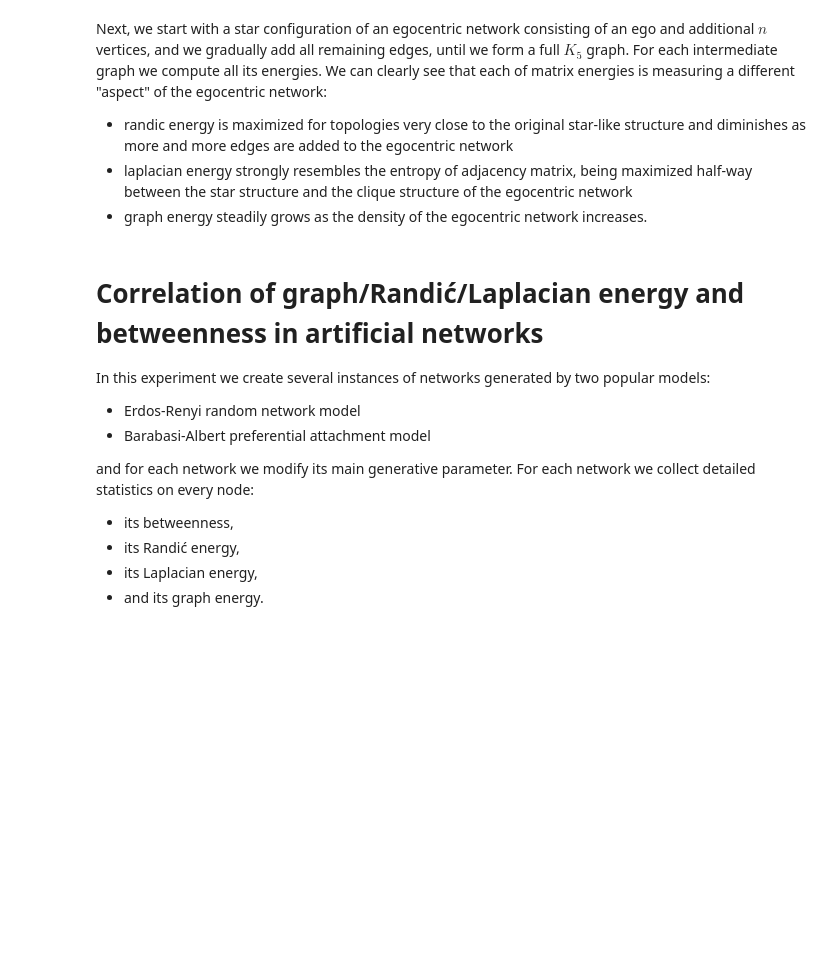
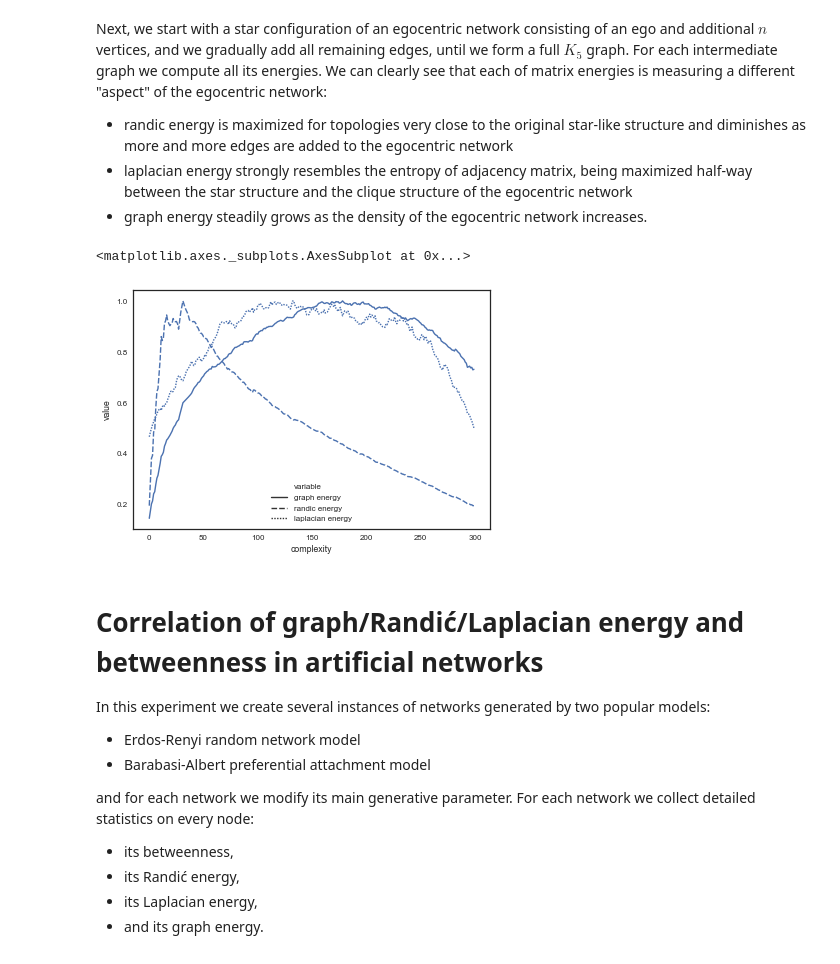
Before and after one commit to megaduks/entropy-complex-networks, a Jupyter notebook: networkentropy/experiments/Betweenness estimation from graph egocentric energies.ipynb, the cells around one changed output. Saved outputs shown, nothing was run; the diff lists cells and outputs as text; code cells hidden in the pictures; blank space fills up the shorter version.

```diff
--- a/networkentropy/experiments/Betweenness estimation from graph egocentric energies.ipynb
+++ b/networkentropy/experiments/Betweenness estimation from graph egocentric energies.ipynb
@@ -198,11 +214,14 @@ dfn['complexity'] = df['complexity']
 # %%
 dfm = pd.melt(
     dfn,
     value_vars=['graph energy', 'randic energy', 'laplacian energy'],
     id_vars='complexity')
 
-sns.set(rc={'figure.figsize': (12, 8)})
-sns.lineplot(data=dfm, x='complexity', y='value', hue='variable')
+plt.style.use(['seaborn-white', 'seaborn-paper'])
+sns.lineplot(data=dfm, x='complexity', y='value', style='variable')
+# %% [output]
+<matplotlib.axes._subplots.AxesSubplot at 0x...>
+[figure, added]
 # %% [markdown]
 # Correlation of graph/Randić/Laplacian energy and betweenness in artificial networks
 
```
Also changed, not shown: parts of 20 cells of this notebook, 1 other file.
